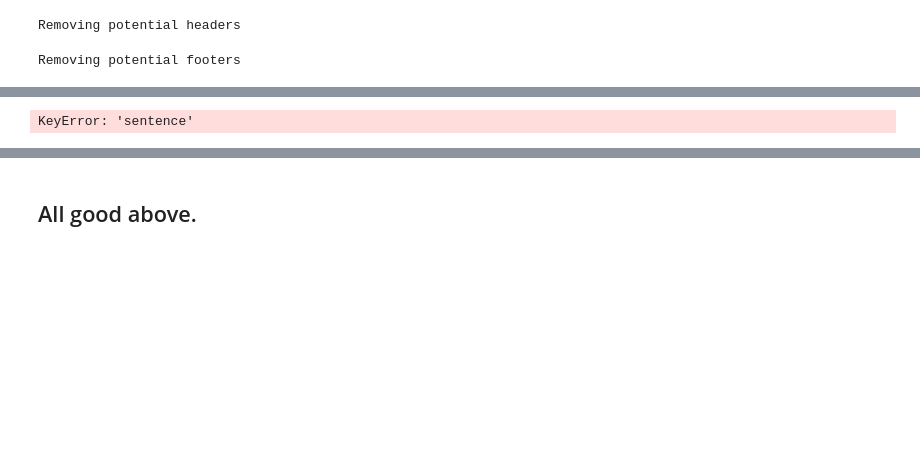
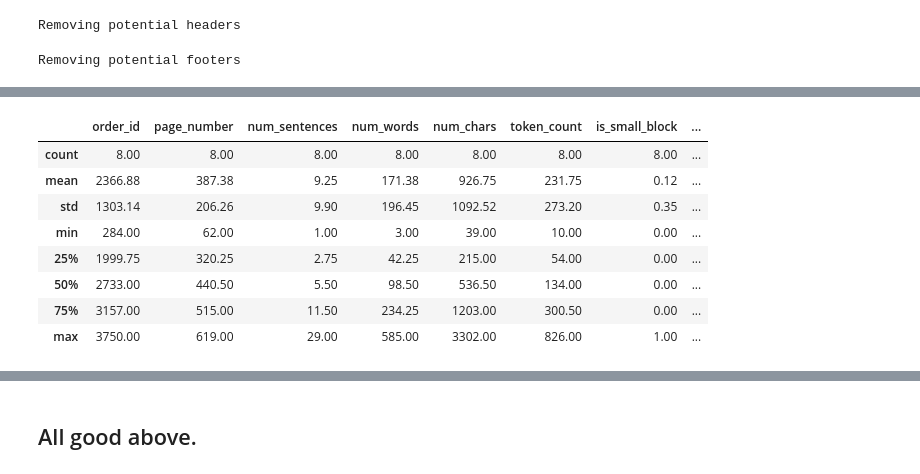
Before and after one commit to VAlexandersson/StudyBuddy, a Jupyter notebook: data_ingenstion.ipynb, the cells around one changed output, grey strips where cells are left out. Drawn from its saved outputs; the diff is of its cells as text; code cells hidden in the pictures; blank space fills up the shorter version.

```diff
--- a/data_ingenstion.ipynb
+++ b/data_ingenstion.ipynb
@@ -434,8 +520,24 @@ blocks_df['token_count'] = blocks_df['num_chars'].apply(lambda x: round(x/4))
-# %%
-blocks_df.head()
-for idx, row in blocks_df.iterrows():
-    if row['sentence'].startswith('#'):
-        current_heading = row['sentence']  # update the current heading
-    blocks_df.at[idx, 'heading'] = current_heading  # assign the current heading
-# %% [output]
-KeyError: 'sentence'
+# %%
+import re
+
+def determine_block_type(text):
+    if re.search(r'^\s*\d+\.\s', text):
+        return 'numbered_list'
+    elif re.search(r'^\s*[-]\s', text):
+        return 'bullet_list'
+    elif re.search(r'^\s*[|]', text):
+        return 'table'
+    elif re.search(r'^\s*[>]\s', text):
+        return 'quote'
+    elif re.search(r'^\s*#+\s', text):
+        return 'header'
+    elif re.search(r'^\s*\w+\s*=', text) or re.search(r'^\s*\w+\s*:=', text):
+        return 'code'
+    elif re.search(r'^\s*class\s+\w+', text) or re.search(r'^\s*def\s+\w+', text):
+        return 'code'
+    elif re.search(r'^\s*if\s+', text) or re.search(r'^\s*for\s+', text) or re.search(r'^\s*while\s+', text):
+        return 'code'
+    elif re.search(r'^\s*import\s+', text) or re.search(r'^\s*from\s+', text):
+        return 'code'
+    else:
+        return 'n/a'
@@ -441,0 +546,12 @@ KeyError: 'sentence'
+# %%
+blocks_df[blocks_df["block_type"] == "code"].describe().round(2)
+# %% [output]
+|  | order_id | page_number | num_sentences | num_words | num_chars | token_count | is_small_block | ... |
+| count | 8.00 | 8.00 | 8.00 | 8.00 | 8.00 | 8.00 | 8.00 | ... |
+| mean | 2366.88 | 387.38 | 9.25 | 171.38 | 926.75 | 231.75 | 0.12 | ... |
+| std | 1303.14 | 206.26 | 9.90 | 196.45 | 1092.52 | 273.20 | 0.35 | ... |
+| min | 284.00 | 62.00 | 1.00 | 3.00 | 39.00 | 10.00 | 0.00 | ... |
+| 25% | 1999.75 | 320.25 | 2.75 | 42.25 | 215.00 | 54.00 | 0.00 | ... |
+| 50% | 2733.00 | 440.50 | 5.50 | 98.50 | 536.50 | 134.00 | 0.00 | ... |
+| 75% | 3157.00 | 515.00 | 11.50 | 234.25 | 1203.00 | 300.50 | 0.00 | ... |
+| max | 3750.00 | 619.00 | 29.00 | 585.00 | 3302.00 | 826.00 | 1.00 | ... |
```
Also changed, not shown: parts of 17 cells of this notebook, 28 other files.
